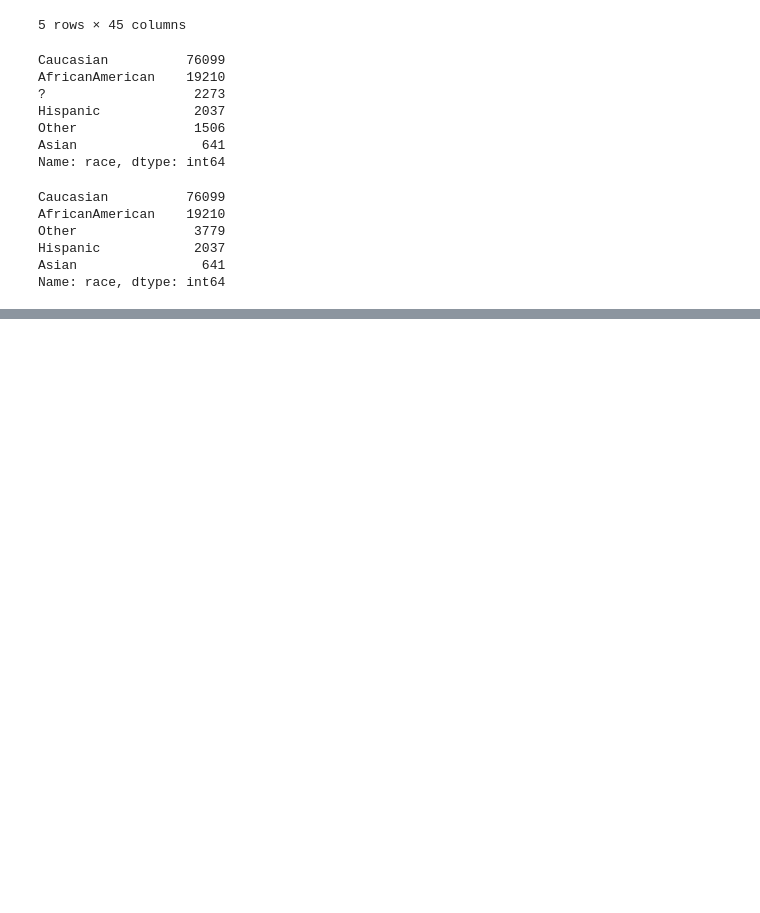
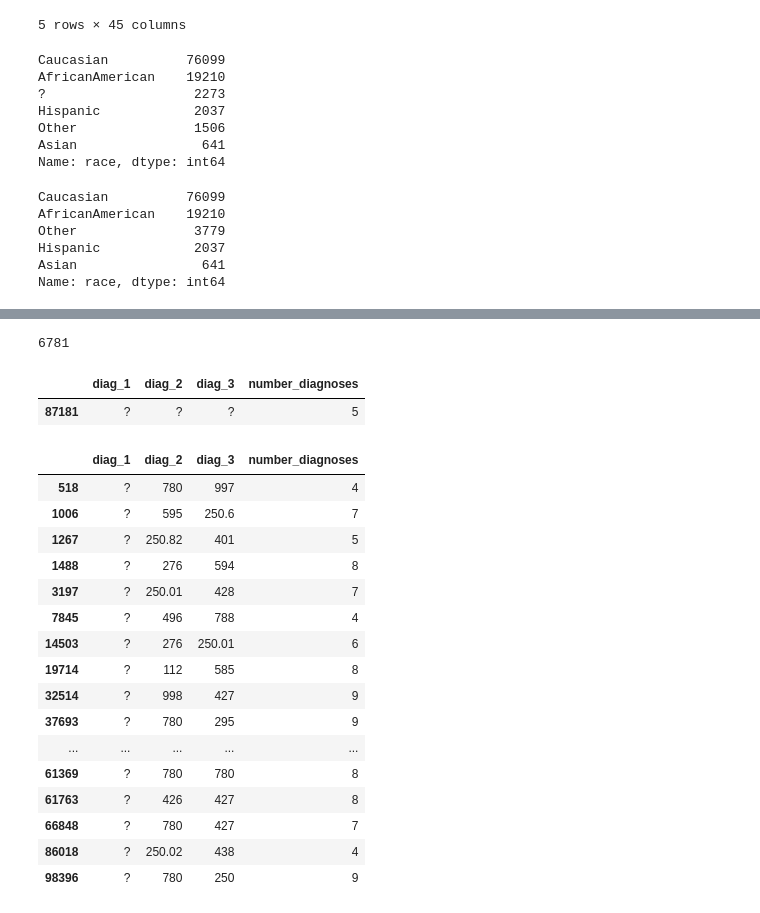
Before and after one commit to jrivera152/Springboard, a Jupyter notebook: Capstone 2/Data Wrangling.ipynb, the cells around one changed output, grey strips where cells are left out. Drawn from its saved outputs; the diff is of its cells as text; code cells hidden in the pictures; blank space fills up the shorter version.

```diff
--- a/Capstone 2/Data Wrangling.ipynb
+++ b/Capstone 2/Data Wrangling.ipynb
@@ -235,0 +377,45 @@ df[['diag_1','diag_2','diag_3','number_diagnoses']]
+# %%
+#counting the number of null values
+df['admission_source_id'].isna().sum()
+# %% [output]
+6781
+# %%
+#replacing the not available and not mapped values in the columns with the mode from the columns
+df['admission_type_id'] =  df['admission_type_id'].replace({'Not Available':'Emergency','Not Mapped':'Emergency'})
+df['discharge_disposition_id'] =  df['discharge_disposition_id'].replace({'Not Mapped':'Discharged to home'})
+df['admission_source_id'] =  df['admission_source_id'].replace({' Not Available':' Emergency Room',' Not Mapped':' Emergency Room'})
+# %%
+#replacing the null values in the coluumns with the mode from the columns
+df['admission_type_id'] =  df['admission_type_id'].fillna('Emergency')
+df['discharge_disposition_id'] =  df['discharge_disposition_id'].fillna('Discharged to home')
+df['admission_source_id'] =  df['admission_source_id'].fillna(' Emergency Room')
+# %%
+#identifying row where all columns are missing diagnoses
+df.loc[(df['diag_1']=='?') & (df['diag_2']=='?') & (df['diag_2']=='?'),['diag_1','diag_2','diag_3','number_diagnoses']]
+# %% [output]
+|  | diag_1 | diag_2 | diag_3 | number_diagnoses |
+| 87181 | ? | ? | ? | 5 |
+# %%
+#dropping row where all columns are missing diagnoses
+df.drop(87181, inplace=True)
+# %%
+#examining the columns where an initial diagnosis is missing
+df.loc[(df['diag_1']=='?'),['diag_1','diag_2','diag_3','number_diagnoses']]
+# %% [output]
+|  | diag_1 | diag_2 | diag_3 | number_diagnoses |
+| 518 | ? | 780 | 997 | 4 |
+| 1006 | ? | 595 | 250.6 | 7 |
+| 1267 | ? | 250.82 | 401 | 5 |
+| 1488 | ? | 276 | 594 | 8 |
+| 3197 | ? | 250.01 | 428 | 7 |
+| 7845 | ? | 496 | 788 | 4 |
+| 14503 | ? | 276 | 250.01 | 6 |
+| 19714 | ? | 112 | 585 | 8 |
+| 32514 | ? | 998 | 427 | 9 |
+| 37693 | ? | 780 | 295 | 9 |
+| ... | ... | ... | ... | ... |
+| 61369 | ? | 780 | 780 | 8 |
+| 61763 | ? | 426 | 427 | 8 |
+| 66848 | ? | 780 | 427 | 7 |
+| 86018 | ? | 250.02 | 438 | 4 |
+| 98396 | ? | 780 | 250 | 9 |
```
Also changed, not shown: parts of 35 cells of this notebook, 1 other file.
